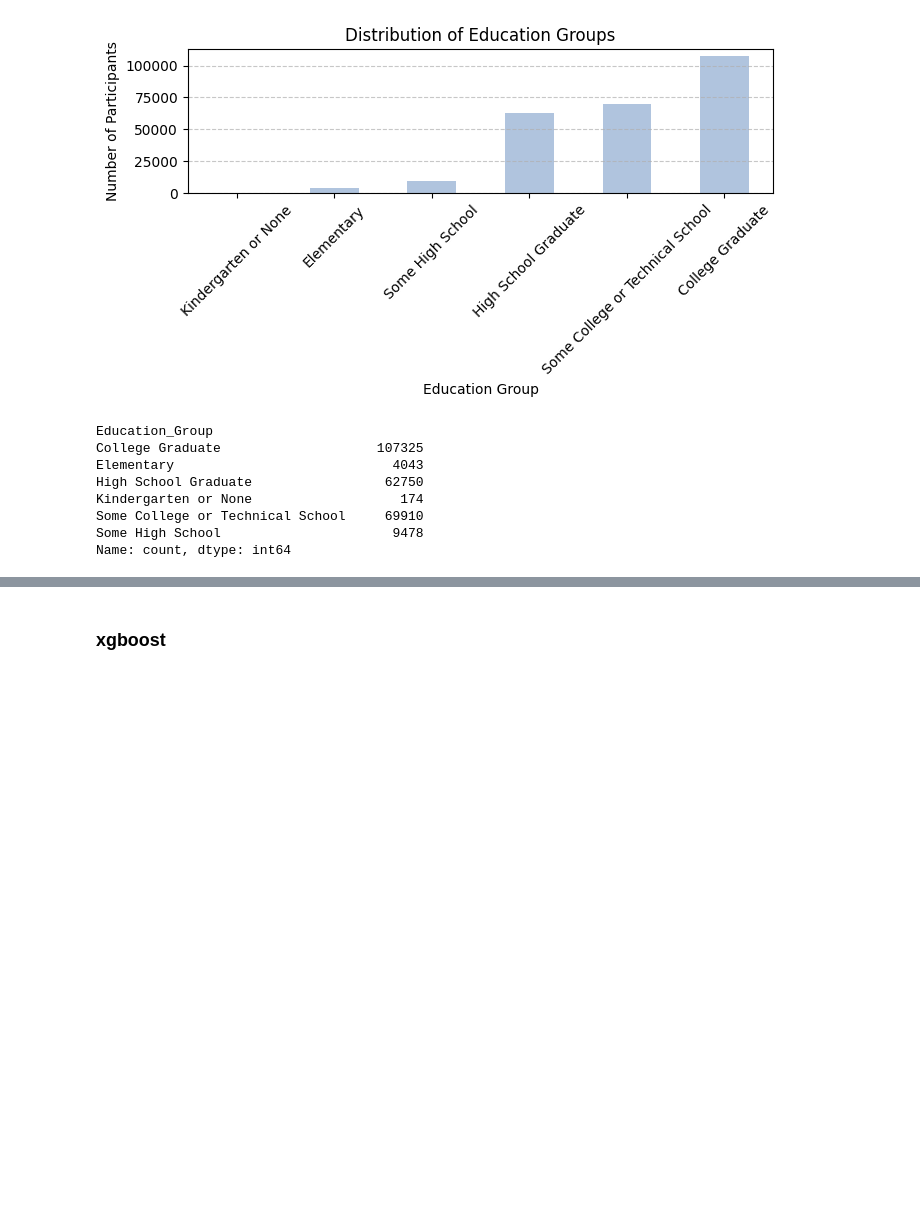
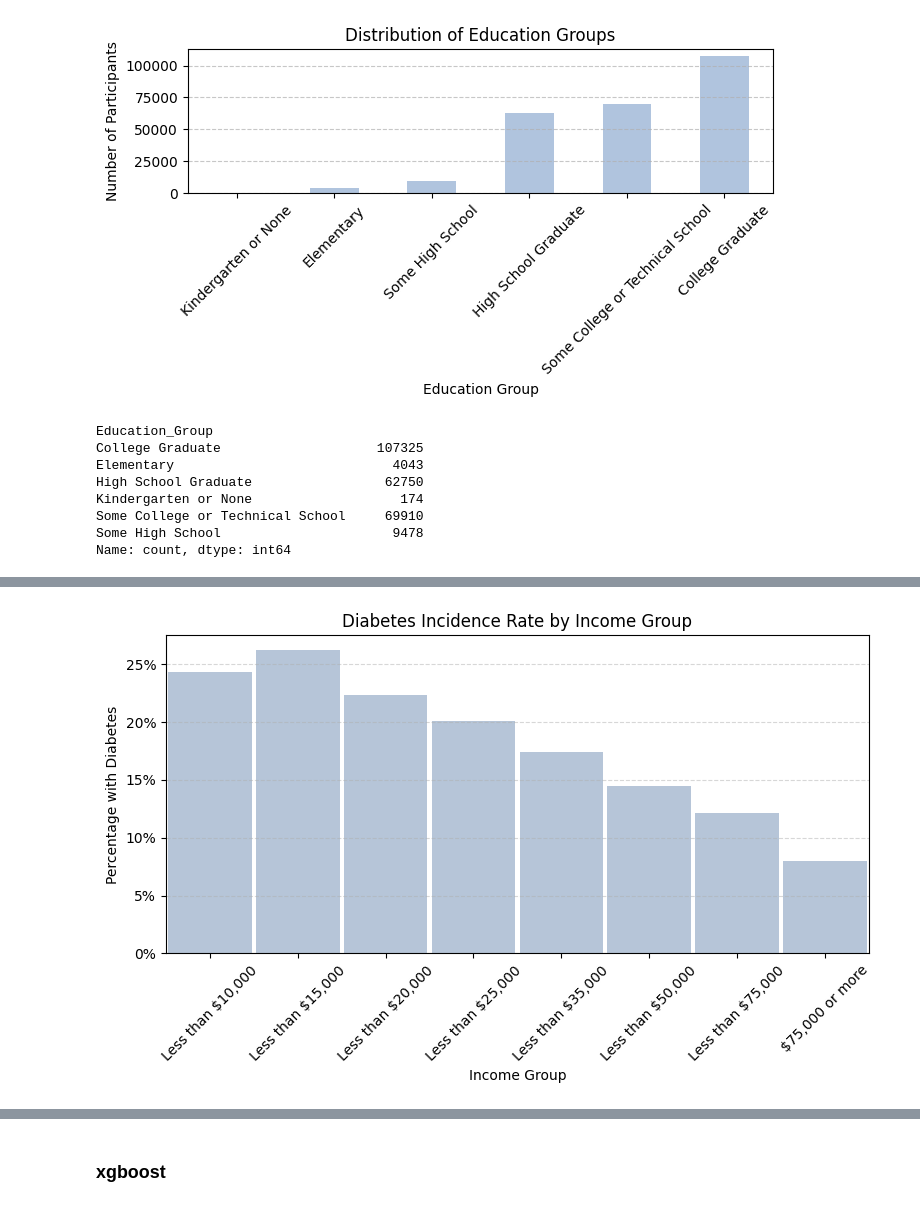
Before and after one commit to schowbey/m228-final-project, a Jupyter notebook: cdc_exw.ipynb, the cells around one changed output, grey strips where cells are left out. Saved outputs shown, nothing was run; the diff lists cells and outputs as text; code cells hidden in the pictures; blank space fills up the shorter version.

```diff
--- a/cdc_exw.ipynb
+++ b/cdc_exw.ipynb
@@ -205,0 +237,29 @@ Name: count, dtype: int64
+# %%
+
+plt.figure(figsize=(8, 5))
+
+# Calculating the mean of Diabetes_binary effectively gives you the % of cases
+# since 1 = Diabetes and 0 = No Diabetes.
+sns.barplot(
+    data=df,
+    x='Income_Group',
+    y='Diabetes_binary',
+    order=income_label,
+    color='lightsteelblue',
+    width=0.95,
+    errorbar=None  # Removes confidence interval lines for a cleaner look
+)
+
+# Convert y-axis to percentage
+plt.gca().set_yticklabels(['{:.0f}%'.format(x*100) for x in plt.gca().get_yticks()])
+
+plt.title('Diabetes Incidence Rate by Income Group')
+plt.xlabel('Income Group')
+plt.ylabel('Percentage with Diabetes')
+plt.xticks(rotation=45)
+plt.grid(axis='y', linestyle='--', alpha=0.5)
+plt.tight_layout()
+
+plt.show()
+# %% [output]
+[figure, added]
```
Also changed, not shown: parts of 10 cells of this notebook, 1 other file.
